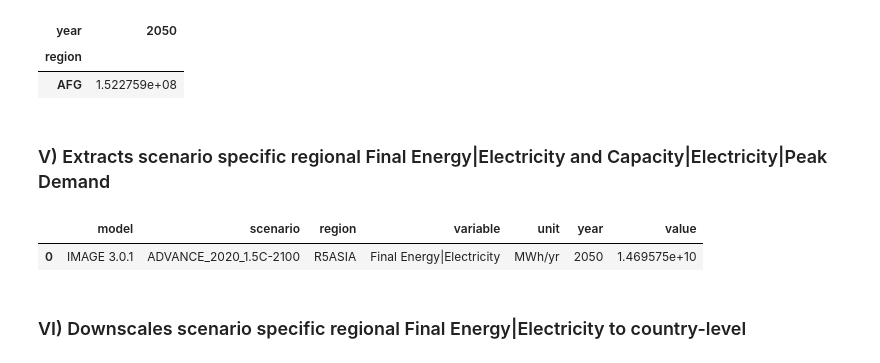
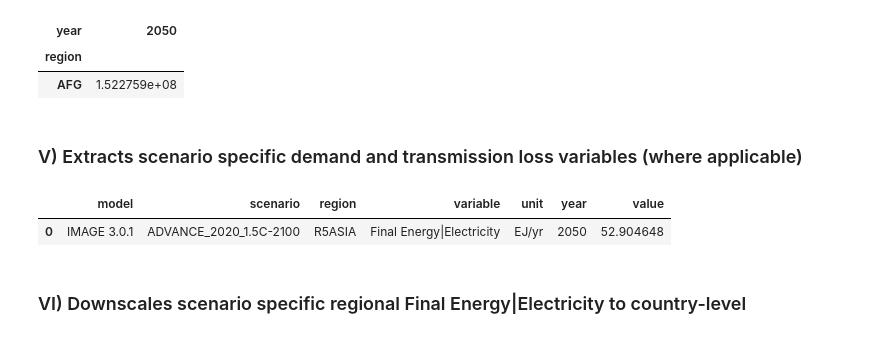
Before and after one commit to iiasa/IAM-powersystemmodel-linkage, a Jupyter notebook: IAMs - Power System Model Soft-Link.ipynb, the cells around one changed output. Drawn from its saved outputs; the diff is of its cells as text; code cells hidden in the pictures.

```diff
--- a/IAMs - Power System Model Soft-Link.ipynb
+++ b/IAMs - Power System Model Soft-Link.ipynb
@@ -72,17 +72,23 @@ snapshot_year  = 2050 #Determine which year of the IAM scenario output the power
 
 urbanization = 'Yes' #Include urbanization as part of the linear regression? 'Yes' or 'No'
 
-IAM_peak_load = 'Yes' #'Yes' if Capacity|Electricity|Peak Demand is to be used in the peak demand projections if available.
-#Note that hourly demand profiles within this script can only be developed with linear scaling. If a different peak load is
-#required (either with the Capacity|Electricity|Peak Demand or by setting peak_load_max != 1) this has to occur through
-#non-linear optimization which cannot be done within this script. In this case the script determines the total and peak
-#demand per node which can be used in an external tool to create the demand profiles.
+electricity_demand_type = 'Final Energy|Electricity' #Determine which IAM variable should be used for the electricity
+#demand downscaling. For a modelling exercise where all technologies and demands are incorporated in the power system model
+#which require electricity (being at the final or secondary level) the 'Final Energy|Electricity' variable can be used.
+#In this case the script will calculate the electricity demand that needs to be met in the power system model as
+#'Final Energy|Electricity' + Domestic Transmission & Distribution losses. In a situation where the power system model is solely
+#used to simulate the power sector without interactions with other sectors (e.g. CHP or Electricity produced Hydrogen for other
+#sectors) or where certain technologies that require electricity at the secondary level are not included it can be more accurate
+#to use the 'Secondary Energy|Electricity' variable as starting point for the demand downscaling. If used,
+#'Secondary Energy|Electricity' - Domestic Transmission & Distribution losses will be used as the electricity demand that needs
+#to be met in the power system model. Both options have its clear limitations and a case by case approach should be used to
+#determine the best fit.
 
 peak_load_max = 1 #Change value if relative peak demand needs to change relatively to 2015 uniformally for all global nodes.
-#Only relevant for IAM scenarios where Capacity|Electricity|Peak Demand is not defined or when 'IAM_peak_load' != 'Yes'.
 
 hourly_demand_generator = 'No' #'Yes' in case hourly demand profiles need to be developed within the script. Only possible
-#when both IAM_peak_load == 'No' and peak_load_max == 1.
+#when peak_load_max == 1 since within this script only linear scaling of timeseries is feasible. Non-linear scaling requires
+#optimization which is not supported.
 # %% [markdown]
 ## Loads IAM model and scenario specific data
 Automatically extracts the relevant scenario data from either the IAMC 1.5°C Scenario Explorer or from a seperate excel or csv file specific for the above identified ensemble.
@@ -665,38 +673,58 @@ country_demand_raw_weight.head(1)
 | region |  |
 | AFG | 1.522759e+08 |
 # %% [markdown]
-### V) Extracts scenario specific regional Final Energy|Electricity and Capacity|Electricity|Peak Demand
+### V) Extracts scenario specific demand and transmission loss variables (where applicable)
 # %%
-import_region_demand_scenario = {}
-import_region_peak_demand_scenario = {}
+import_region_final_demand_scenario = {}
+import_region_secondary_demand_scenario = {}
+import_year_transmission_losses_scenario = {}
 region_demand_scenario = {}
+peak_demand_ratio_scenario = {}
 
 for a in entries:
 
-    #Sets seperate copy for the scenario specific regional Final Energy|Electricity dataframe and filters the relevant rows
+    #Sets seperate copy for the scenario specific regional electricity demand/losses dataframes and filters the relevant rows
 
-    import_region_demand_scenario[a] = import_year_scenario[a].copy().loc[(import_year_scenario[a]['region'] !=
+    import_region_final_demand_scenario[a] = import_year_scenario[a].copy().loc[(import_year_scenario[a]['region'] !=
                                                                              'World') &
                                                                             (import_year_scenario[a]['variable'] ==
                                                                              'Final Energy|Electricity')]
 
-    import_region_peak_demand_scenario[a] = import_scenario[a].copy().loc[(import_scenario[a]['region'] !=
-                                                                             'World') &
-                                                                            (import_scenario[a]['variable'] ==
-                                                                             'Capacity|Electricity|Peak Demand')]
+    import_region_secondary_demand_scenario[a] = import_year_scenario[a].copy().loc[(import_year_scenario[a]['region'] !=
+                                                                         'World') &
+                                                                        (import_year_scenario[a]['variable'] ==
+                                                                         'Secondary Energy|Electricity')]
 
-    #Converts unit from EJ/yr to MWh/yr (1 EJ = 277778 GWh or 277778 * 1000 MWh).
-    import_region_demand_scenario[a]['value'] = import_region_demand_scenario[a]['value'].apply(lambda x: x * 277778 * 1000)
+    import_year_transmission_losses_scenario[a] = import_scenario[a].copy().loc[(import_scenario[a]['region'] !=
+                                                                         'World') &
+                                                                        (import_scenario[a]['variable'] ==
+                                                                        'Secondary Energy|Electricity|Transmission Losses')]
 
-    import_region_demand_scenario[a]['unit'] = 'MWh/yr'
+    if electricity_demand_type == 'Final Energy|Electricity':
+        region_demand_scenario[a] = import_region_final_demand_scenario[a].copy().set_index(['region', 'model', 'scenario'])
+
+        if len(import_year_transmission_losses_scenario[a].index) != 0:
+
+            region_demand_scenario[a]['value'] = region_demand_scenario[a]['value'] + \
+                                                        import_year_transmission_losses_scenario[a].set_index([
+                                                            'region', 'model', 'scenario'])['value']
+
+    if electricity_demand_type == 'Secondary Energy|Electricity':
+        region_demand_scenario[a] = import_region_secondary_demand_scenario[a].copy().set_index(['region', 'model', 'scenario'])
+
+        if len(import_year_transmission_losses_scenario[a].index) != 0:
+
+            region_demand_scenario[a]['value'] = region_demand_scenario[a]['value'] - \
+                                                        import_year_transmission_losses_scenario[a].set_index([
+                                                            'region', 'model', 'scenario'])['value']
 
     #Converts pd.DataFrames to IamDataFrames to be able to use the PYAM downscale_region function.
-    region_demand_scenario[a] = pyam.IamDataFrame(import_region_demand_scenario[a])
+    region_demand_scenario[a] = pyam.IamDataFrame(region_demand_scenario[a])
 
 region_demand_scenario[a].head(1)
 # %% [output]
 |  | model | scenario | region | variable | unit | year | value |
-| 0 | IMAGE 3.0.1 | ADVANCE_2020_1.5C-2100 | R5ASIA | Final Energy|Electricity | MWh/yr | 2050 | 1.469575e+10 |
+| 0 | IMAGE 3.0.1 | ADVANCE_2020_1.5C-2100 | R5ASIA | Final Energy|Electricity | EJ/yr | 2050 | 52.904648 |
 # %% [markdown]
 ### VI) Downscales scenario specific regional Final Energy|Electricity to country-level
 # %%
```
Also changed, not shown: parts of 12 cells of this notebook.
